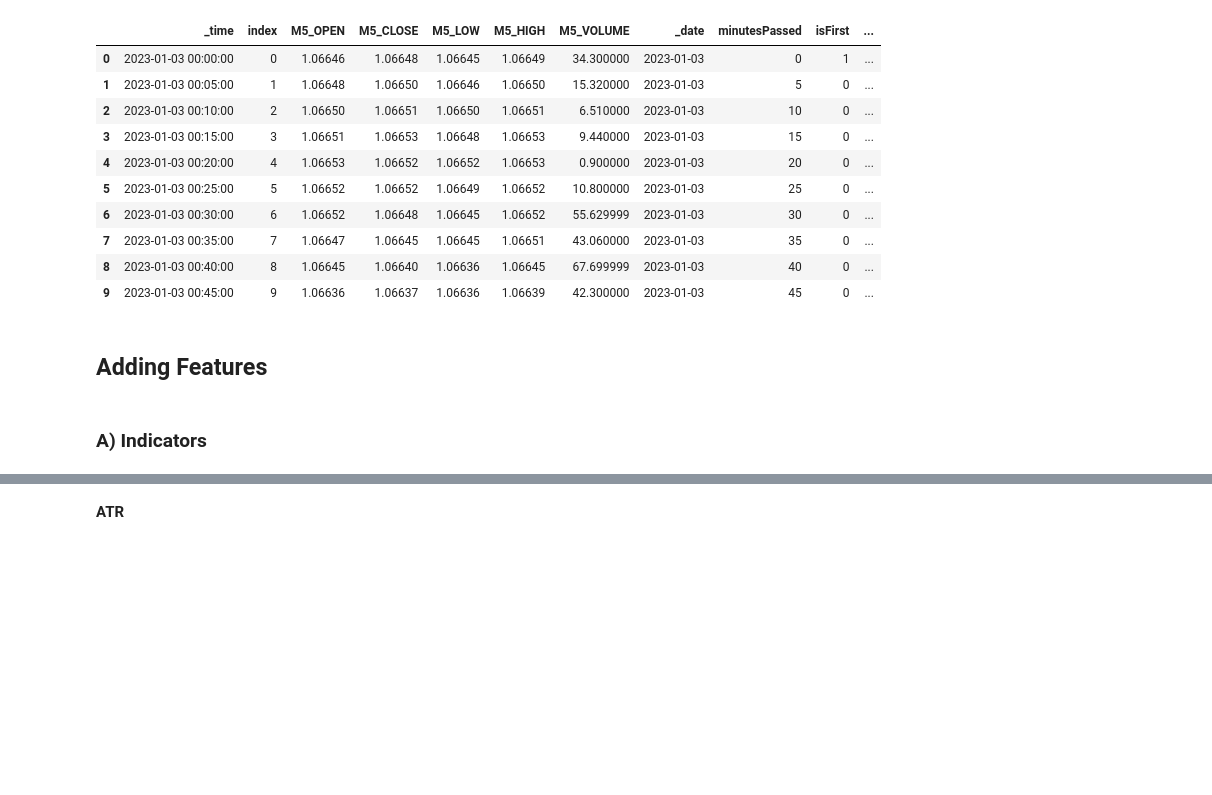
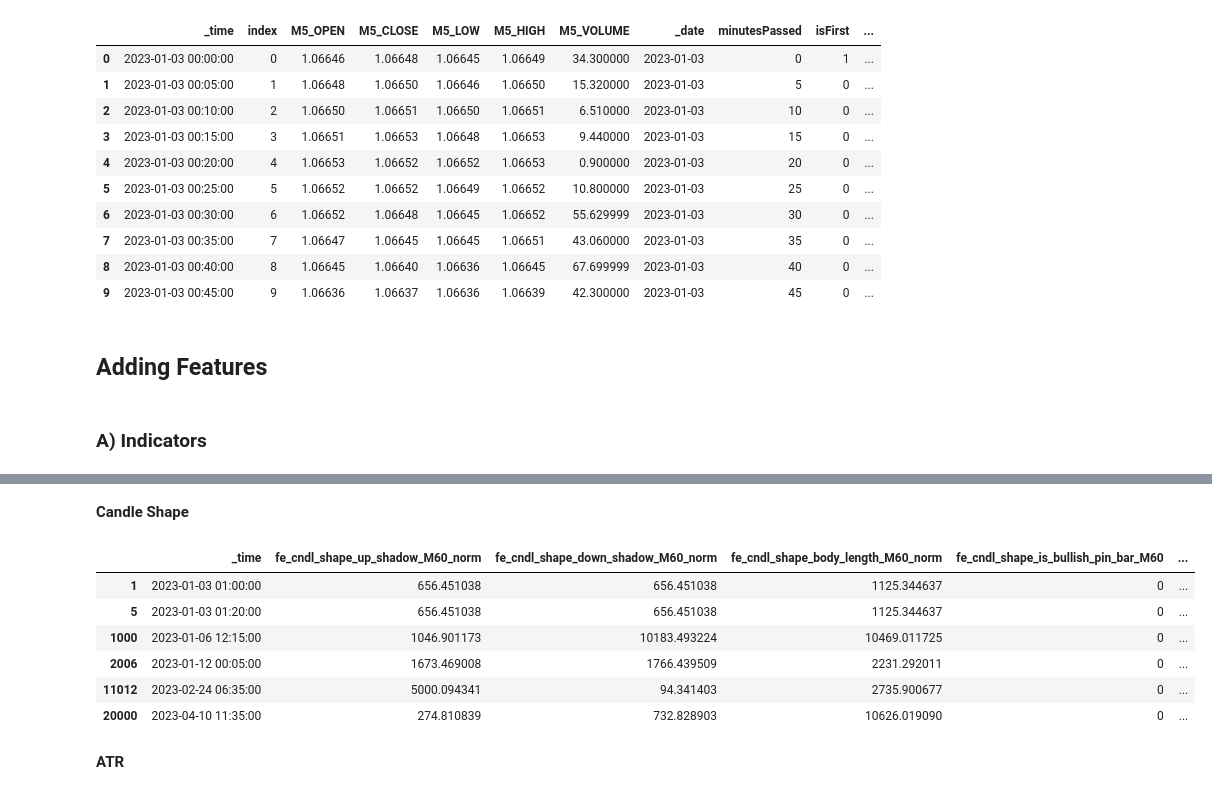
Before and after one commit to Alpha-Hunterss/ML-Algotrading-Project, a Jupyter notebook: algotrading_experiments_colab.ipynb, the cells around one changed output, grey strips where cells are left out. Cells and saved outputs as stored; diff of their text form; code cells hidden in the pictures; blank space fills up the shorter version.

Commit message:
added candle shape feature

```diff
--- a/algotrading_experiments_colab.ipynb
+++ b/algotrading_experiments_colab.ipynb
@@ -321,6 +322,23 @@ INFO:test run:--> symbol:EURUSD | fe_prefix:fe_SMA
   [test run][INFO]:--> history_indicator_calculator run successfully.
   [test run][INFO]:--> history_indicator_calculator run successfully.
 INFO:test run:--> history_indicator_calculator run successfully.
+# %% [markdown]
+**Candle Shape**
+# %%
+import pandas as pd
+
+df = pd.read_parquet(
+    f"/content/ML-Algotrading-Project/dataset/data/features/fe_cndl_shape/fe_cndl_shape_EURUSD.parquet"
+)
+df.iloc[[1, 5, 1000, 2006, 11012, 20000]]
+# %% [output]
+|  | _time | fe_cndl_shape_up_shadow_M60_norm | fe_cndl_shape_down_shadow_M60_norm | fe_cndl_shape_body_length_M60_norm | fe_cndl_shape_is_bullish_pin_bar_M60 | ... |
+| 1 | 2023-01-03 01:00:00 | 656.451038 | 656.451038 | 1125.344637 | 0 | ... |
+| 5 | 2023-01-03 01:20:00 | 656.451038 | 656.451038 | 1125.344637 | 0 | ... |
+| 1000 | 2023-01-06 12:15:00 | 1046.901173 | 10183.493224 | 10469.011725 | 0 | ... |
+| 2006 | 2023-01-12 00:05:00 | 1673.469008 | 1766.439509 | 2231.292011 | 0 | ... |
+| 11012 | 2023-02-24 06:35:00 | 5000.094341 | 94.341403 | 2735.900677 | 0 | ... |
+| 20000 | 2023-04-10 11:35:00 | 274.810839 | 732.828903 | 10626.019090 | 0 | ... |
 # %% [markdown]
 **ATR**
 # %%
```
Also changed, not shown: parts of 27 cells of this notebook.
